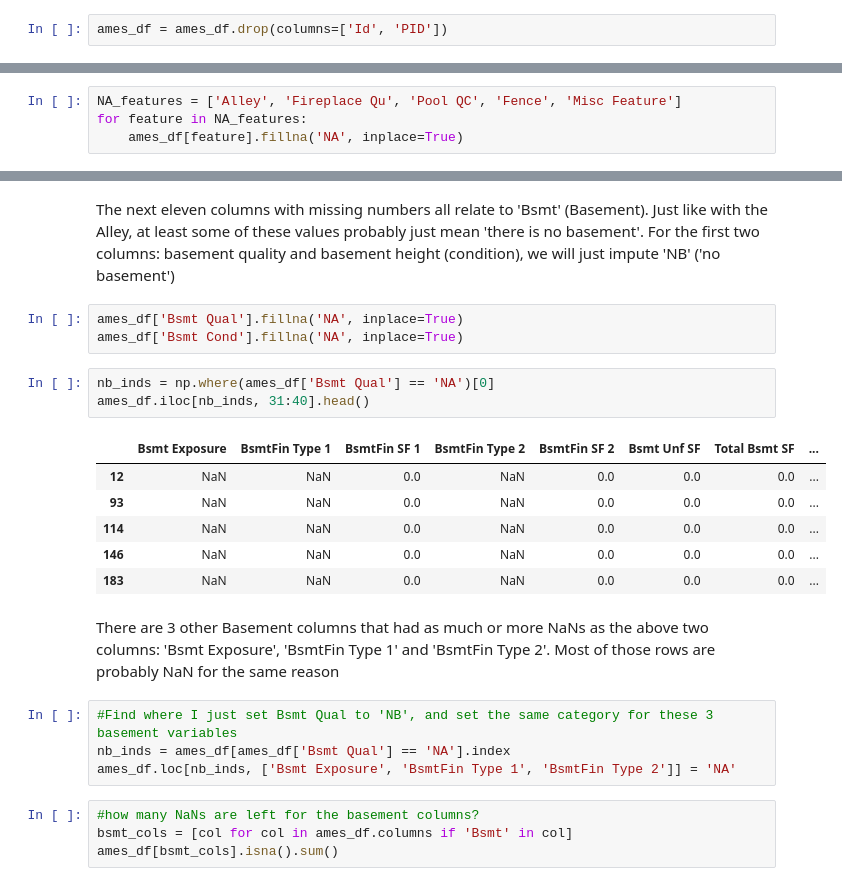
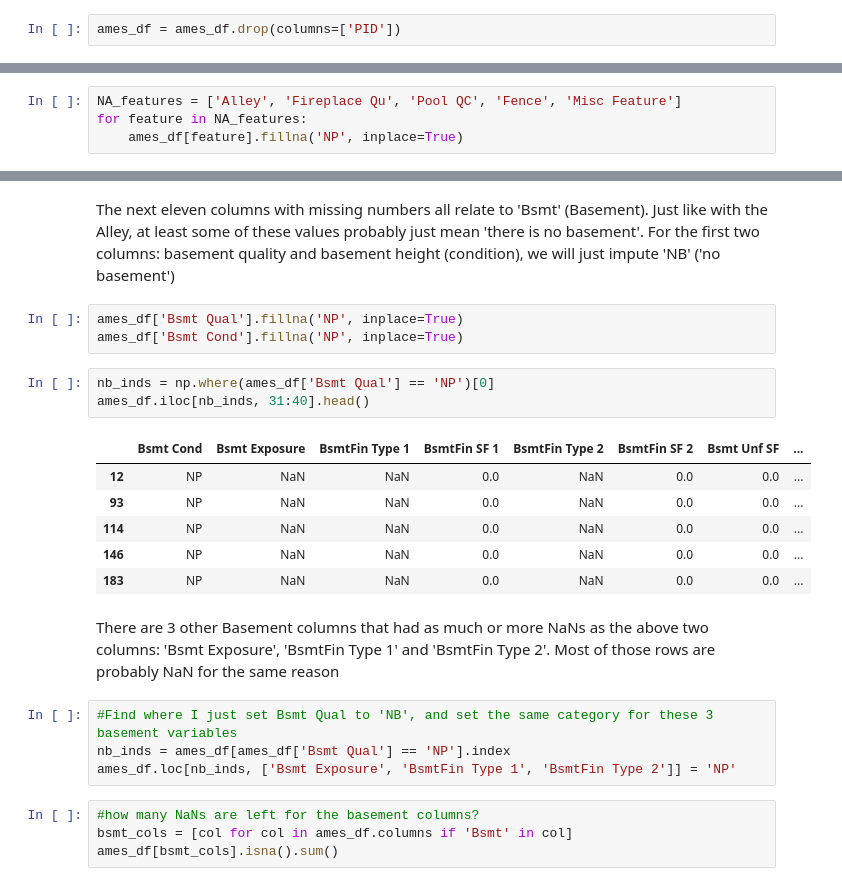
Before and after one commit to martijndevries/AmesHousingPrices, a Jupyter notebook: code/data_cleaning.ipynb, the cells around one changed output, grey strips where cells are left out. Cells and saved outputs as stored; diff of their text form.

```diff
--- a/code/data_cleaning.ipynb
+++ b/code/data_cleaning.ipynb
@@ -53,5 +53,5 @@ I don't really care about ID or PID, so let's get rid of those. Fewer columns ca
 # %%
-ames_df = ames_df.drop(columns=['Id', 'PID'])
+ames_df = ames_df.drop(columns=['PID'])
 # %% [markdown]
 Most of those 'object' columns are probably categorical variables, which can be either nominal (no natural predetermined rank, just categories) and ordinal (where the categories have some type of order).
 # %% [markdown]
@@ -181,7 +183,7 @@ Looking down the list above, there are a few columns where from context and the
 # %%
 NA_features = ['Alley', 'Fireplace Qu', 'Pool QC', 'Fence', 'Misc Feature']
 for feature in NA_features:
-    ames_df[feature].fillna('NA', inplace=True)
+    ames_df[feature].fillna('NP', inplace=True)
 # %%
 ames_df.shape
 # %% [output]
@@ -226,24 +228,24 @@ Name: Mas Vnr Type, dtype: int64
 # %% [markdown]
 The next eleven columns with missing numbers all relate to 'Bsmt' (Basement). Just like with the Alley, at least some of these values probably just mean 'there is no basement'. For the first two columns: basement quality and basement height (condition), we will just impute 'NB' ('no basement')
 # %%
-ames_df['Bsmt Qual'].fillna('NA', inplace=True)
-ames_df['Bsmt Cond'].fillna('NA', inplace=True)
+ames_df['Bsmt Qual'].fillna('NP', inplace=True)
+ames_df['Bsmt Cond'].fillna('NP', inplace=True)
 # %%
-nb_inds = np.where(ames_df['Bsmt Qual'] == 'NA')[0]
+nb_inds = np.where(ames_df['Bsmt Qual'] == 'NP')[0]
 ames_df.iloc[nb_inds, 31:40].head()
 # %% [output]
-|  | Bsmt Exposure | BsmtFin Type 1 | BsmtFin SF 1 | BsmtFin Type 2 | BsmtFin SF 2 | Bsmt Unf SF | Total Bsmt SF | ... |
-| 12 | NaN | NaN | 0.0 | NaN | 0.0 | 0.0 | 0.0 | ... |
-| 93 | NaN | NaN | 0.0 | NaN | 0.0 | 0.0 | 0.0 | ... |
-| 114 | NaN | NaN | 0.0 | NaN | 0.0 | 0.0 | 0.0 | ... |
-| 146 | NaN | NaN | 0.0 | NaN | 0.0 | 0.0 | 0.0 | ... |
-| 183 | NaN | NaN | 0.0 | NaN | 0.0 | 0.0 | 0.0 | ... |
+|  | Bsmt Cond | Bsmt Exposure | BsmtFin Type 1 | BsmtFin SF 1 | BsmtFin Type 2 | BsmtFin SF 2 | Bsmt Unf SF | ... |
+| 12 | NP | NaN | NaN | 0.0 | NaN | 0.0 | 0.0 | ... |
+| 93 | NP | NaN | NaN | 0.0 | NaN | 0.0 | 0.0 | ... |
+| 114 | NP | NaN | NaN | 0.0 | NaN | 0.0 | 0.0 | ... |
+| 146 | NP | NaN | NaN | 0.0 | NaN | 0.0 | 0.0 | ... |
+| 183 | NP | NaN | NaN | 0.0 | NaN | 0.0 | 0.0 | ... |
 # %% [markdown]
 There are 3 other Basement columns that had as much or more NaNs as the above two columns: 'Bsmt Exposure', 'BsmtFin Type 1' and 'BsmtFin Type 2'. Most of those rows are probably NaN for the same reason
 # %%
 #Find where I just set Bsmt Qual to 'NB', and set the same category for these 3 basement variables
-nb_inds = ames_df[ames_df['Bsmt Qual'] == 'NA'].index
-ames_df.loc[nb_inds, ['Bsmt Exposure', 'BsmtFin Type 1', 'BsmtFin Type 2']] = 'NA'
+nb_inds = ames_df[ames_df['Bsmt Qual'] == 'NP'].index
+ames_df.loc[nb_inds, ['Bsmt Exposure', 'BsmtFin Type 1', 'BsmtFin Type 2']] = 'NP'
 # %%
 #how many NaNs are left for the basement columns?
 bsmt_cols = [col for col in ames_df.columns if 'Bsmt' in col]
```
Also changed, not shown: parts of 10 cells of this notebook, 6 other files.
